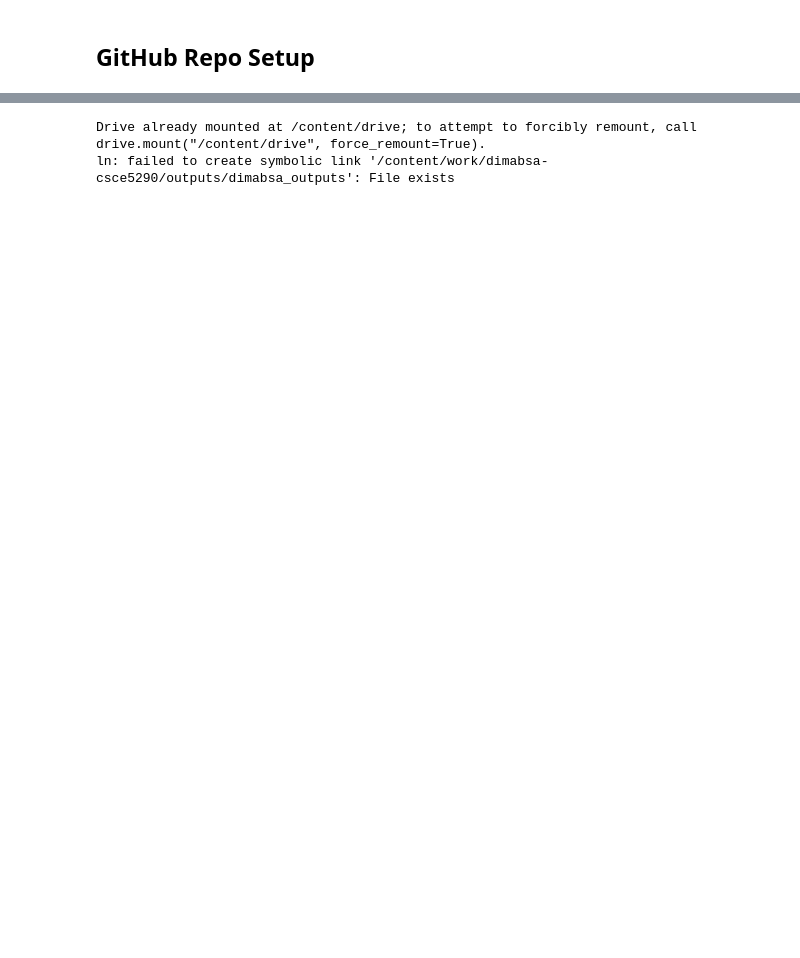
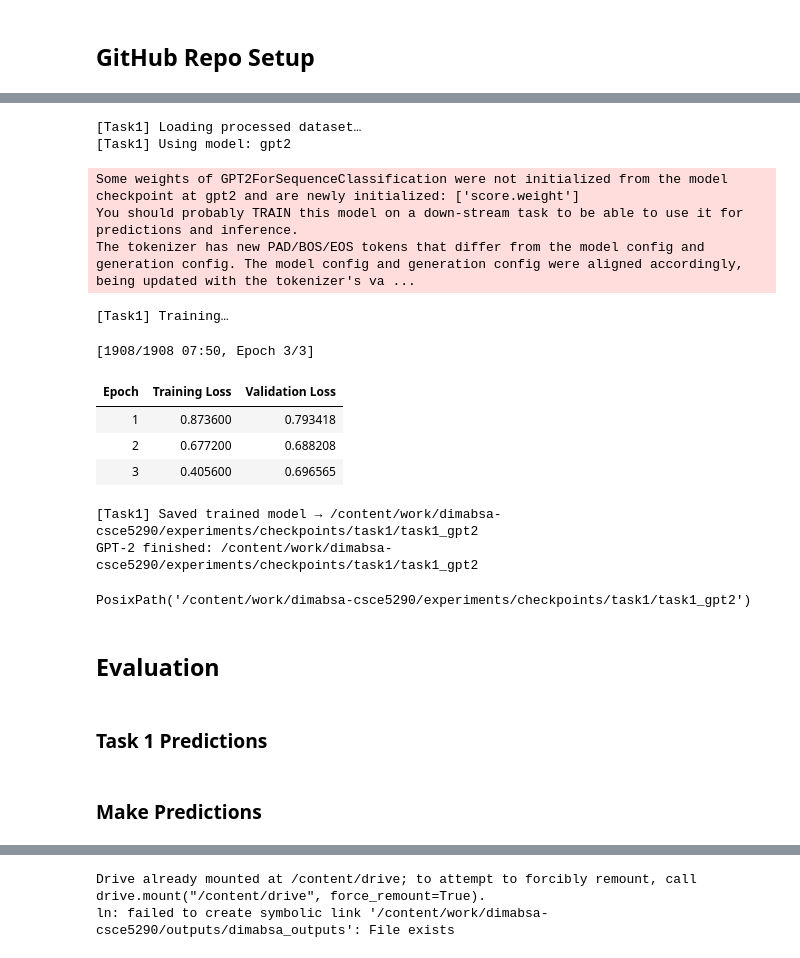
Before and after one commit to bobjack1313/dimabsa-csce5290, a Jupyter notebook: notebooks/csce5290_dimabsa.ipynb, the cells around one changed output, grey strips where cells are left out. Saved outputs shown, nothing was run; the diff lists cells and outputs as text; code cells hidden in the pictures; blank space fills up the shorter version.

```diff
--- a/notebooks/csce5290_dimabsa.ipynb
+++ b/notebooks/csce5290_dimabsa.ipynb
@@ -95,0 +499,30 @@ Transformers: 4.57.0
+# %%
+# Train for GPT2
+trained_gpt2 = train_task1_notebook(
+    arch="gpt2",
+    model_name="gpt2",
+    epochs=3,
+    batch_size=8,
+    lr=5e-5,
+)
+print("GPT-2 finished:", trained_gpt2)
+trained_gpt2
+# %% [output]
+[Task1] Loading processed dataset…
+[Task1] Using model: gpt2
+Some weights of GPT2ForSequenceClassification were not initialized from the model checkpoint at gpt2 and are newly initialized: ['score.weight']
+You should probably TRAIN this model on a down-stream task to be able to use it for predictions and inference.
+The tokenizer has new PAD/BOS/EOS tokens that differ from the model config and generation config. The model config and generation config were aligned accordingly, being updated with the tokenizer's va ...
+[Task1] Training…
+[1908/1908 07:50, Epoch 3/3]
+| Epoch | Training Loss | Validation Loss |
+| 1 | 0.873600 | 0.793418 |
+| 2 | 0.677200 | 0.688208 |
+| 3 | 0.405600 | 0.696565 |
+[Task1] Saved trained model → /content/work/dimabsa-csce5290/experiments/checkpoints/task1/task1_gpt2
+GPT-2 finished: /content/work/dimabsa-csce5290/experiments/checkpoints/task1/task1_gpt2
+PosixPath('/content/work/dimabsa-csce5290/experiments/checkpoints/task1/task1_gpt2')
+# %% [markdown]
+## **Evaluation**
+# %% [markdown]
+### **Task 1 Predictions**
@@ -95,0 +621,2 @@ Transformers: 4.57.0
+# %% [markdown]
+### **Make Predictions**
```
Also changed, not shown: parts of 28 cells of this notebook.
